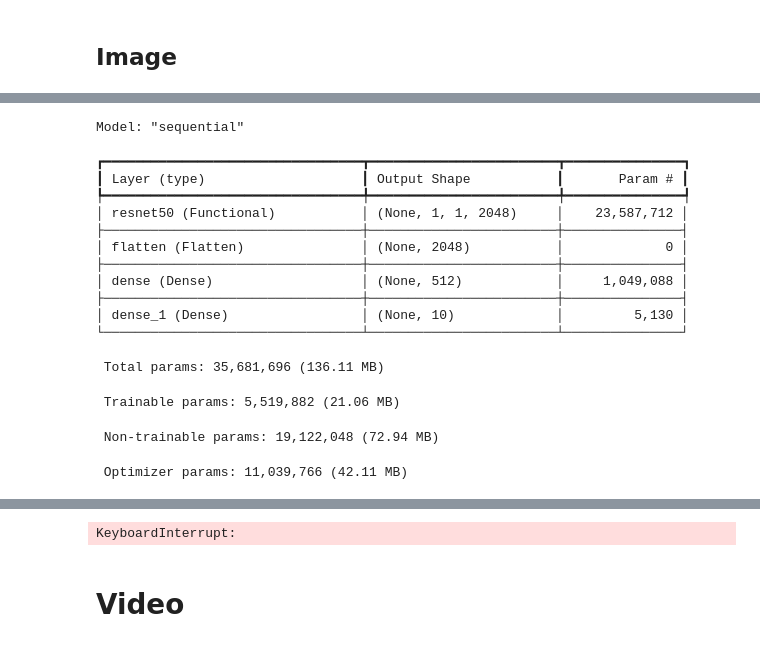
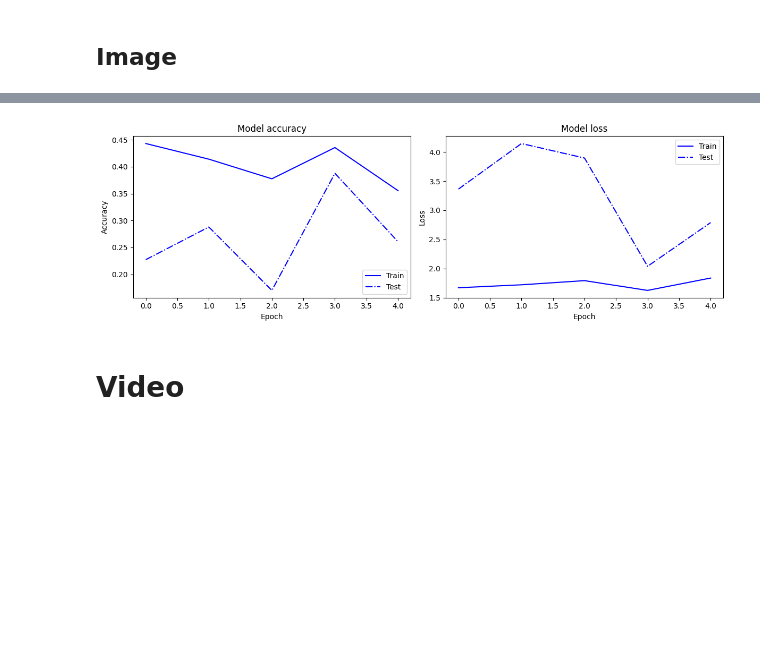
Before and after one commit to NickKornienko/Computer-vision, a Jupyter notebook: part2.ipynb, the cells around one changed output, grey strips where cells are left out. Cells and saved outputs as stored; diff of their text form; code cells hidden in the pictures; blank space fills up the shorter version.

```diff
--- a/part2.ipynb
+++ b/part2.ipynb
@@ -29,7 +1,2 @@ from keras import backend as K
 # %% [markdown]
 ## Image
-# %%
-# Load dataset
-(train_images, train_labels), (test_images, test_labels) = cifar10.load_data()
-train_images, test_images = train_images / 255.0, test_images / 255.0
-train_labels, test_labels = to_categorical(train_labels), to_categorical(test_labels)
@@ -73,0 +13,20 @@ KeyboardInterrupt:
+# %%
+# Load CIFAR10 data
+(x_train, y_train), (x_test, y_test) = cifar10.load_data()
+# %%
+# Normalize data
+x_train = x_train.astype('float32') / 255
+x_test = x_test.astype('float32') / 255
+
+# Convert class vectors to binary class matrices
+y_train = to_categorical(y_train, 10)
+y_test = to_categorical(y_test, 10)
+
+# Define the model
+model = Sequential()
+model.add(MobileNetV2(include_top=False, weights='imagenet', input_shape=(32, 32, 3)))
+model.add(GlobalAveragePooling2D())
+model.add(Dense(10, activation='softmax'))
+
+# Compile the model
+model.compile(optimizer='adam', loss='categorical_crossentropy', metrics=['accuracy'])
@@ -73,0 +40,3 @@ KeyboardInterrupt:
+# %%
+# Train the model
+history = model.fit(x_train, y_train, validation_data=(x_test, y_test), epochs=5)
@@ -75,10 +55,8 @@ KeyboardInterrupt:
 # Plot training & validation accuracy values
 plt.figure(figsize=(12, 4))
 plt.subplot(1, 2, 1)
-plt.plot(history_contrastive.history['accuracy'], label='Contrastive - Train', color='blue')
-plt.plot(history_contrastive.history['val_accuracy'], label='Contrastive - Test', color='blue', linestyle = "dashdot")
-plt.plot(history_softmax.history['accuracy'], label='Softmax - Train', color='red')
-plt.plot(history_softmax.history['val_accuracy'], label='Softmax - Test', color='red', linestyle = "dashdot")
+plt.plot(history.history['accuracy'], label='Train', color='blue')
+plt.plot(history.history['val_accuracy'], label='Test', color='blue', linestyle = "dashdot")
 plt.title('Model accuracy')
 plt.ylabel('Accuracy')
 plt.xlabel('Epoch')
@@ -86,10 +64,8 @@ plt.legend(loc='lower right')
 
 # Plot training & validation loss values
 plt.subplot(1, 2, 2)
-plt.plot(history_contrastive.history['loss'], label='Contrastive - Train', color='blue')
-plt.plot(history_contrastive.history['val_loss'], label='Contrastive - Test', color='blue', linestyle = "dashdot")
-plt.plot(history_softmax.history['loss'], label='Softmax - Train', color='red')
-plt.plot(history_softmax.history['val_loss'], label='Softmax - Test', color='red', linestyle = "dashdot")
+plt.plot(history.history['loss'], label='Train', color='blue')
+plt.plot(history.history['val_loss'], label='Test', color='blue', linestyle = "dashdot")
 plt.title('Model loss')
 plt.ylabel('Loss')
 plt.xlabel('Epoch')
@@ -98,19 +74,3 @@ plt.legend(loc='upper right')
 plt.tight_layout()
 plt.show()
 # %% [output]
-Model: "sequential"
-┏━━━━━━━━━━━━━━━━━━━━━━━━━━━━━━━━━┳━━━━━━━━━━━━━━━━━━━━━━━━┳━━━━━━━━━━━━━━━┓
-┃ Layer (type)                    ┃ Output Shape           ┃       Param # ┃
-┡━━━━━━━━━━━━━━━━━━━━━━━━━━━━━━━━━╇━━━━━━━━━━━━━━━━━━━━━━━━╇━━━━━━━━━━━━━━━┩
-│ resnet50 (Functional)           │ (None, 1, 1, 2048)     │    23,587,712 │
-├─────────────────────────────────┼────────────────────────┼───────────────┤
-│ flatten (Flatten)               │ (None, 2048)           │             0 │
-├─────────────────────────────────┼────────────────────────┼───────────────┤
-│ dense (Dense)                   │ (None, 512)            │     1,049,088 │
-├─────────────────────────────────┼────────────────────────┼───────────────┤
-│ dense_1 (Dense)                 │ (None, 10)             │         5,130 │
-└─────────────────────────────────┴────────────────────────┴───────────────┘
- Total params: 35,681,696 (136.11 MB)
- Trainable params: 5,519,882 (21.06 MB)
- Non-trainable params: 19,122,048 (72.94 MB)
- Optimizer params: 11,039,766 (42.11 MB)
@@ -119,3 +77,3 @@ Epoch 1/5
-KeyboardInterrupt:
+[figure, added]
 # %% [markdown]
 # Video
```
Also changed, not shown: parts of 20 cells of this notebook, 1 other file.
